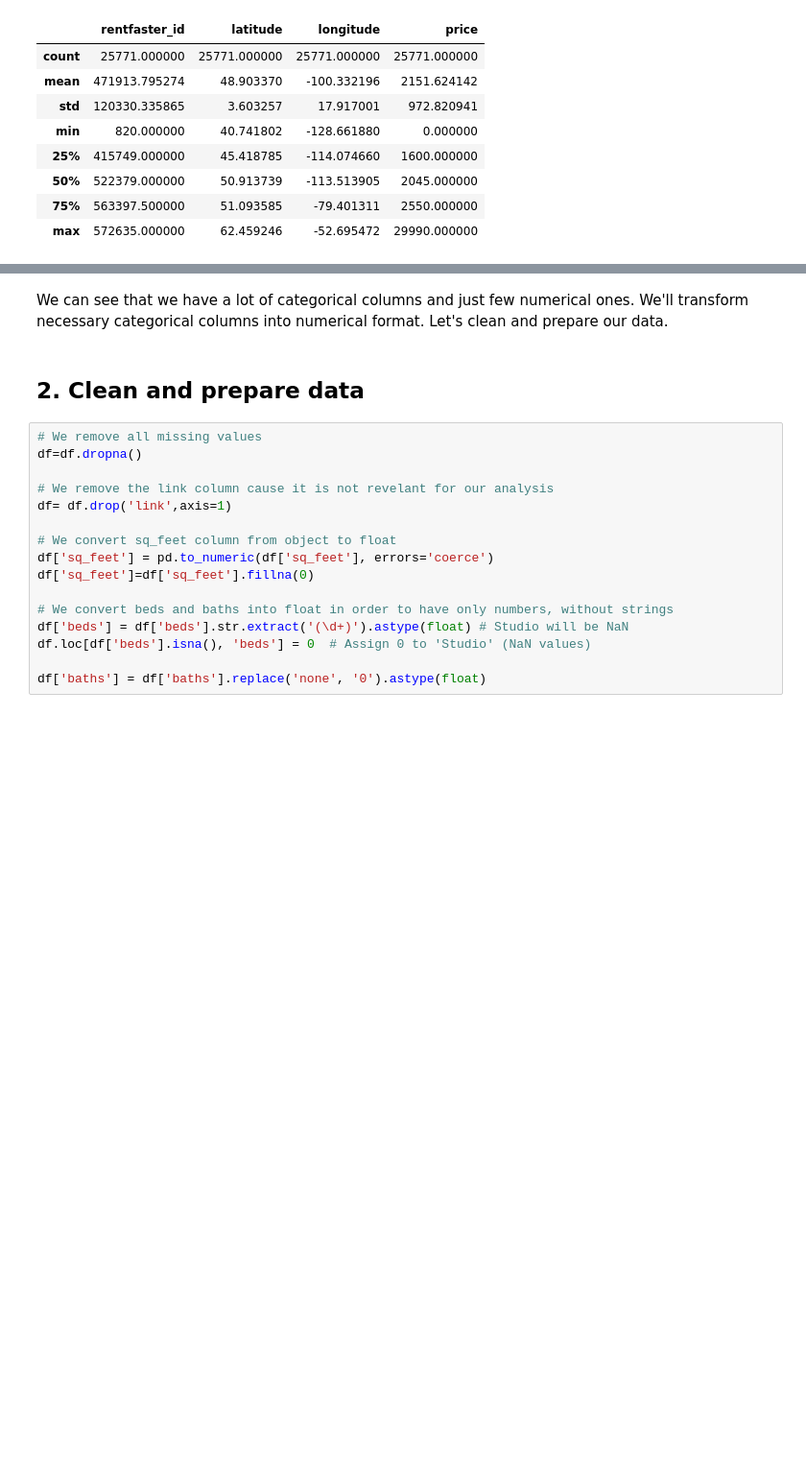
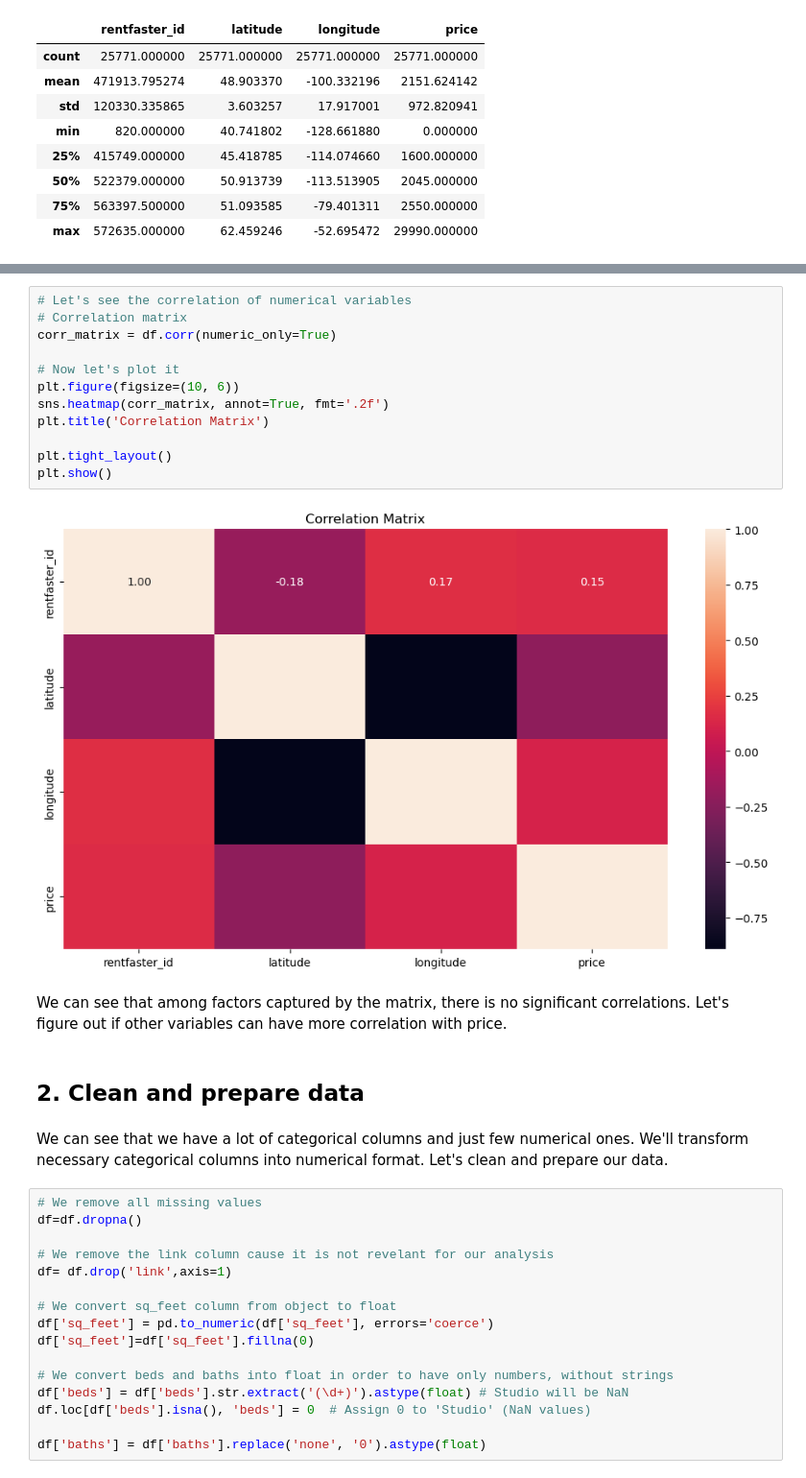
Before and after one commit to AldaJiji/Regression-Project, a Jupyter notebook: Regression Project.ipynb, the cells around one changed output, grey strips where cells are left out. Shown at 96% size. Saved outputs shown, nothing was run; the diff lists cells and outputs as text; blank space fills up the shorter version.

```diff
--- a/Regression Project.ipynb
+++ b/Regression Project.ipynb
@@ -81,10 +75,26 @@ plt.title('Distribution of Rental Prices')
 plt.show()
 # %% [output]
 [figure]
-# %% [markdown]
-We can see that we have a lot of categorical columns and just few numerical ones. We'll transform necessary categorical columns into numerical format. Let's clean and prepare our data.
+# %%
+# Let's see the correlation of numerical variables
+# Correlation matrix
+corr_matrix = df.corr(numeric_only=True)
+
+# Now let's plot it
+plt.figure(figsize=(10, 6))
+sns.heatmap(corr_matrix, annot=True, fmt='.2f')
+plt.title('Correlation Matrix')
+
+plt.tight_layout()
+plt.show()
+# %% [output]
+[figure, added]
+# %% [markdown]
+We can see that among factors captured by the matrix, there is no significant correlations. Let's figure out if other variables can have more correlation with price.
 # %% [markdown]
 ## 2. Clean and prepare data
+# %% [markdown]
+We can see that we have a lot of categorical columns and just few numerical ones. We'll transform necessary categorical columns into numerical format. Let's clean and prepare our data.
 # %%
 # We remove all missing values
 df=df.dropna()
```
Also changed, not shown: parts of 16 cells of this notebook.
